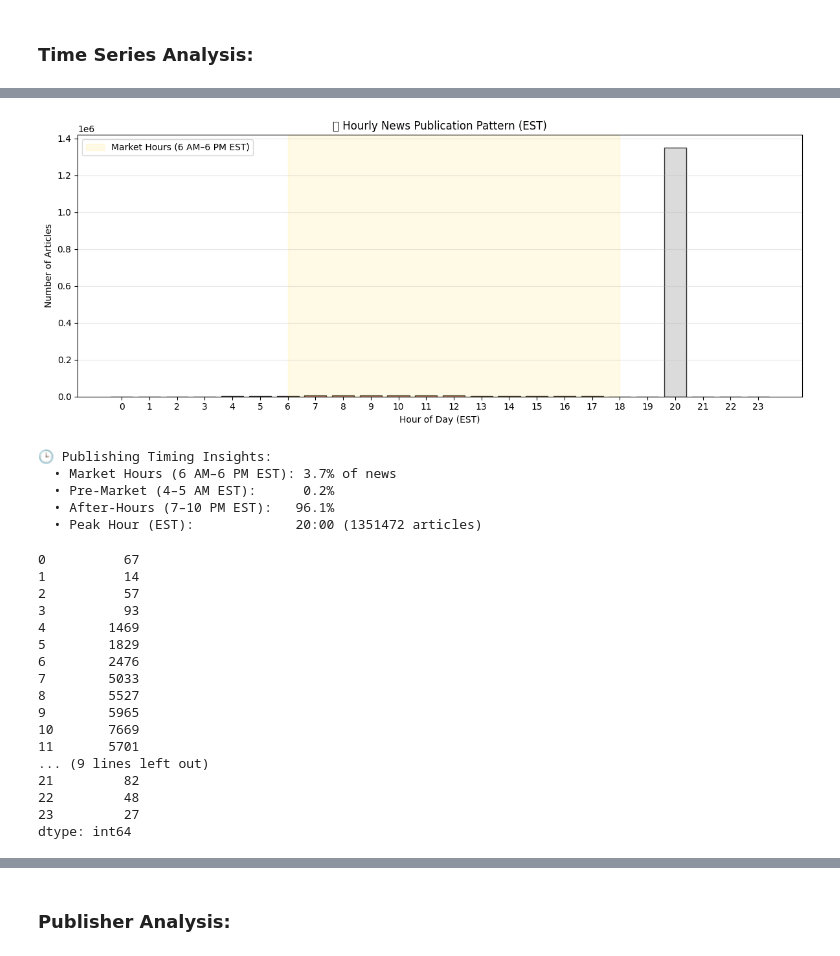
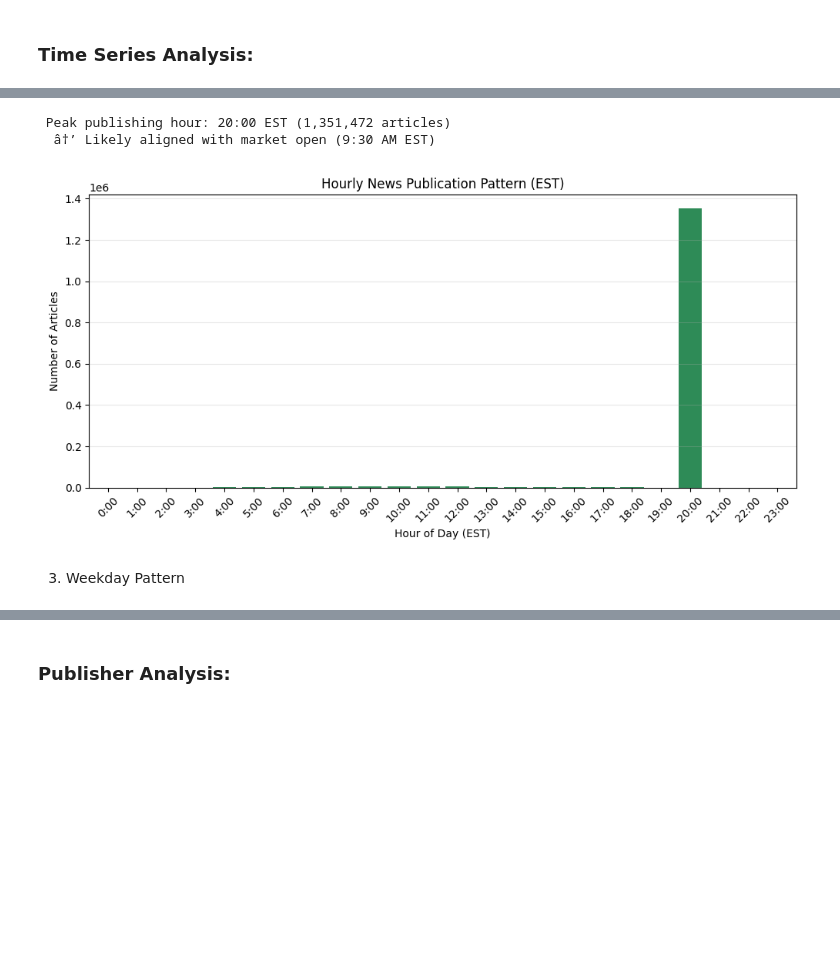
Before and after one commit to muhajirhualis/KAIM_Week1, a Jupyter notebook: notebooks/eda_notebook.ipynb, the cells around one changed output, grey strips where cells are left out. Drawn from its saved outputs; the diff is of its cells as text; code cells hidden in the pictures; blank space fills up the shorter version.

```diff
--- a/notebooks/eda_notebook.ipynb
+++ b/notebooks/eda_notebook.ipynb
@@ -34,0 +27,6 @@ news_df.head()
+# %%
+DATA_PATH = "../data/newsData/raw_analyst_ratings.csv"
+loader = DataLoader(DATA_PATH)
+df = loader.load_news_data()
+print("Rows:", len(df))
+df.head(5)
@@ -138,2 +154,6 @@ Frequent bigrams: “price target raised”, “analyst upgrades stock”, “q3
 # %% [markdown]
 ### Time Series Analysis:
+# %%
+# Instantiate the class once
+ts_analyzer = EDA_TimeSeries(df)
+print("EDA_TimeSeries analyzer instantiated.")
@@ -148,29 +180,13 @@ daily_counts = daily_volume_analysis(news_df)
 # %%
-#  Hourly pattern (EST)
-from scripts.eda_time_series import hourly_pattern_analysis
-hourly_pattern_analysis(news_df)
+# Analysis of publishing times for traders
+ts_analyzer.hourly_pattern_analysis()
+
+# Display saved plots in the notebook
+display(Image(filename="reports/figures/hourly_pattern_analysis.png"))
 # %% [output]
+ Peak publishing hour: 20:00 EST (1,351,472 articles)
+  â†’ Likely aligned with market open (9:30 AM EST)
-[figure, old version]
+[figure, new version]
-🕒 Publishing Timing Insights:
-  • Market Hours (6 AM–6 PM EST): 3.7% of news
-  • Pre-Market (4–5 AM EST):      0.2%
-  • After-Hours (7–10 PM EST):   96.1%
-  • Peak Hour (EST):             20:00 (1351472 articles)
-0          67
-1          14
-2          57
-3          93
-4        1469
-5        1829
-6        2476
-7        5033
-8        5527
-9        5965
-10       7669
-11       5701
-... (9 lines left out)
-21         82
-22         48
-23         27
-dtype: int64
+# %% [markdown]
+3. Weekday Pattern
 # %%
```
Also changed, not shown: parts of 32 cells of this notebook, 23 other files.
